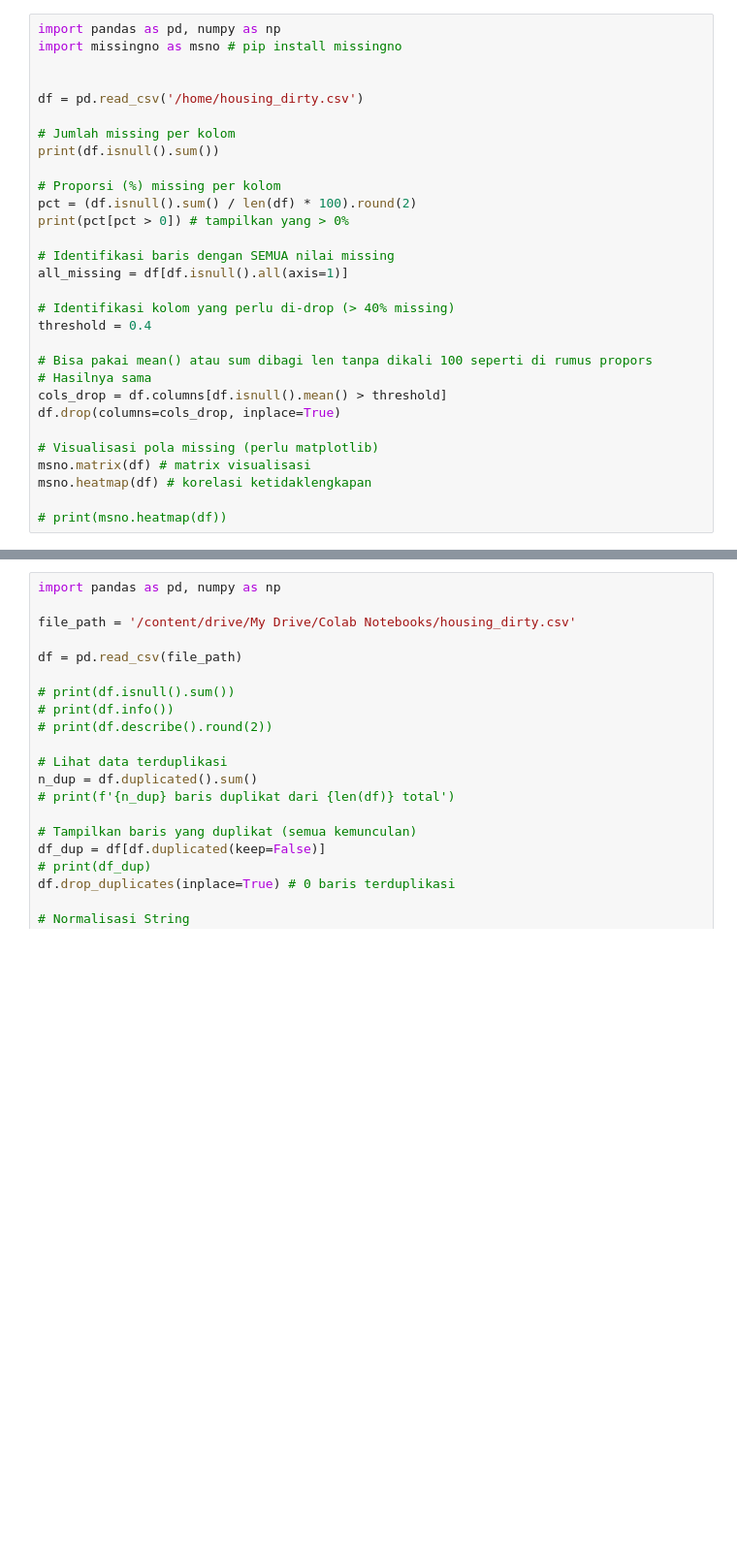
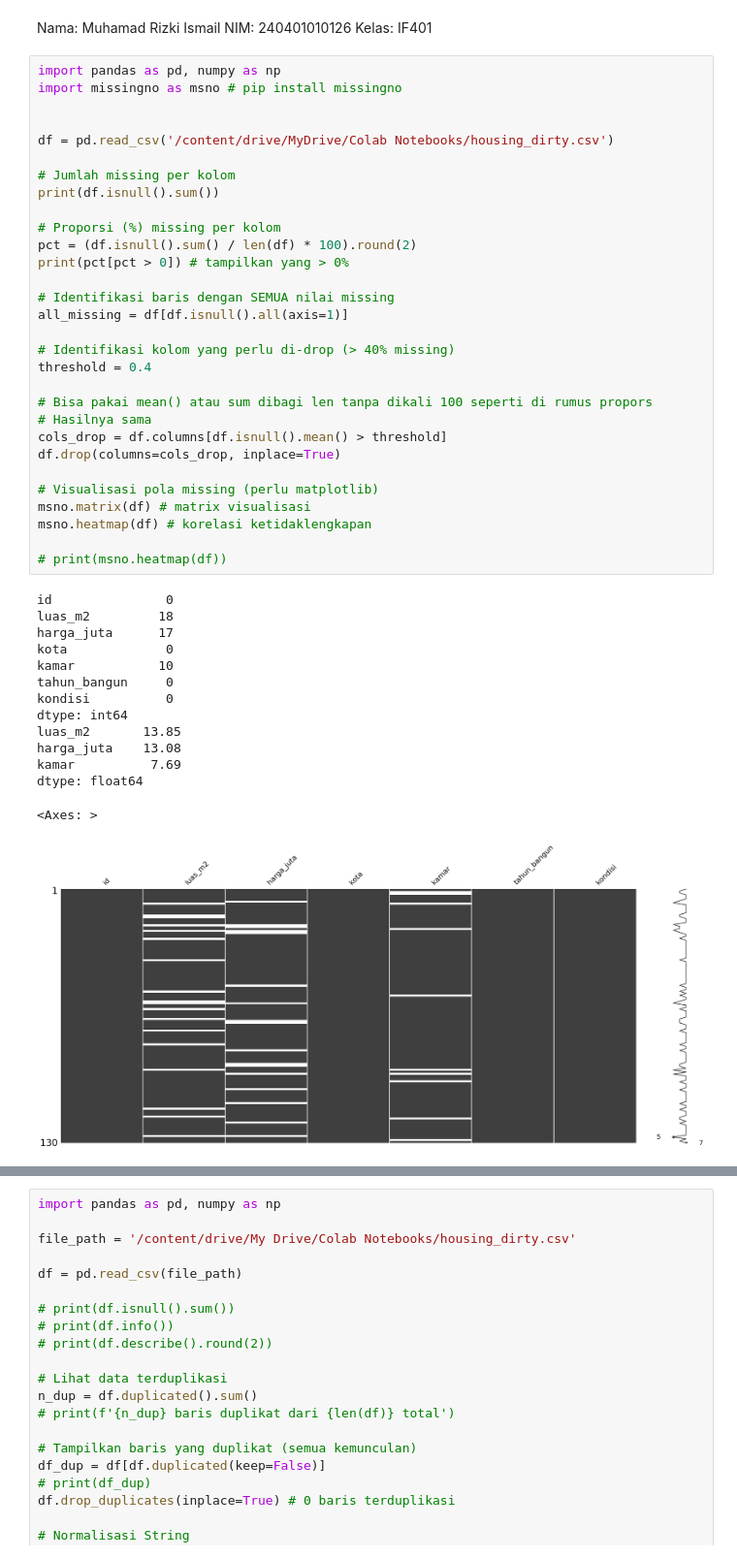
Before and after one commit to rizkiismail9a/data-science-2026-unsia, a Jupyter notebook: pertemuan_3_MuhamaRizkiIsmail_240401010126.ipynb, the cells around one changed output, grey strips where cells are left out. Shown at 97% size. Cells and saved outputs as stored; diff of their text form; blank space fills up the shorter version.

```diff
--- a/pertemuan_3_MuhamaRizkiIsmail_240401010126.ipynb
+++ b/pertemuan_3_MuhamaRizkiIsmail_240401010126.ipynb
@@ -1,32 +1,51 @@
 # %% [markdown]
 <a href="https://colab.research.google.com/github/rizkiismail9a/data-science-2026-unsia/blob/main/pertemuan_3_MuhamaRizkiIsmail_240401010126.ipynb" target="_parent"><img src="https://colab.research.google.com/assets/colab-badge.svg" alt="Open In Colab"/></a>
+# %% [markdown]
+Nama: Muhamad Rizki Ismail
+NIM: 240401010126
+Kelas: IF401
 # %%
 import pandas as pd, numpy as np
 import missingno as msno # pip install missingno
 
 
-df = pd.read_csv('/home/housing_dirty.csv')
+df = pd.read_csv('/content/drive/MyDrive/Colab Notebooks/housing_dirty.csv')
 
 # Jumlah missing per kolom
 print(df.isnull().sum())
 
 # Proporsi (%) missing per kolom
 pct = (df.isnull().sum() / len(df) * 100).round(2)
 print(pct[pct > 0]) # tampilkan yang > 0%
 
 # Identifikasi baris dengan SEMUA nilai missing
 all_missing = df[df.isnull().all(axis=1)]
 
 # Identifikasi kolom yang perlu di-drop (> 40% missing)
 threshold = 0.4
 
 # Bisa pakai mean() atau sum dibagi len tanpa dikali 100 seperti di rumus propors
 # Hasilnya sama
 cols_drop = df.columns[df.isnull().mean() > threshold]
 df.drop(columns=cols_drop, inplace=True)
 
 # Visualisasi pola missing (perlu matplotlib)
 msno.matrix(df) # matrix visualisasi
 msno.heatmap(df) # korelasi ketidaklengkapan
 
 # print(msno.heatmap(df))
+# %% [output]
+id               0
+luas_m2         18
+harga_juta      17
+kota             0
+kamar           10
+tahun_bangun     0
+kondisi          0
+dtype: int64
+luas_m2       13.85
+harga_juta    13.08
+kamar          7.69
+dtype: float64
+<Axes: >
+[figure, added]
```
Also changed, not shown: parts of 3 cells of this notebook.
